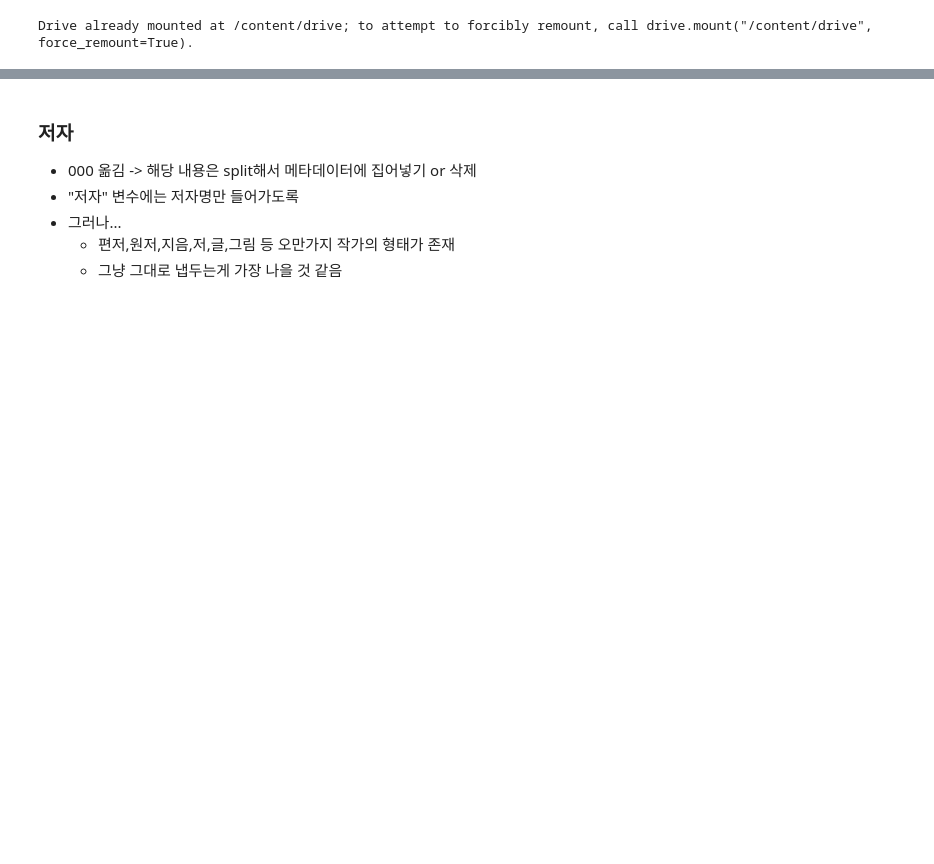
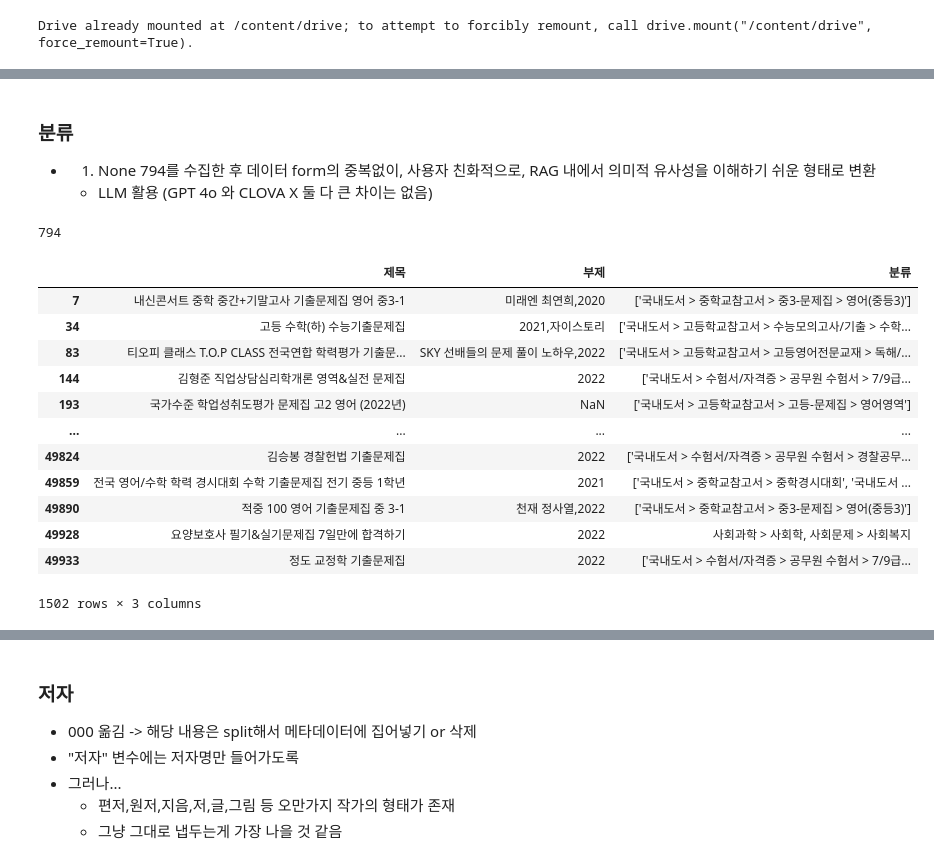
Before and after one commit to YangJiWoong96/Kill_the_RAG, a Jupyter notebook: Project/Aiffel_final_project/Preprocessing/Real_Book_Data_Preprocess.ipynb, the cells around one changed output, grey strips where cells are left out. Saved outputs shown, nothing was run; the diff lists cells and outputs as text; code cells hidden in the pictures; blank space fills up the shorter version.

```diff
--- a/Project/Aiffel_final_project/Preprocessing/Real_Book_Data_Preprocess.ipynb
+++ b/Project/Aiffel_final_project/Preprocessing/Real_Book_Data_Preprocess.ipynb
@@ -46,0 +193,4 @@ memory usage: 8.0+ MB
+# %% [markdown]
+### 분류
+* 1. None 794를 수집한 후 데이터 form의 중복없이, 사용자 친화적으로, RAG 내에서 의미적 유사성을 이해하기 쉬운 형태로 변환
+    * LLM 활용 (GPT 4o 와 CLOVA X 둘 다 큰 차이는 없음)
@@ -46,0 +201,20 @@ memory usage: 8.0+ MB
+# %%
+len(data['분류'].loc[data['분류'].isna()])
+# %% [output]
+794
+# %%
+data[['제목','부제','분류']][data['제목'].str.contains('문제집', na=False)]
+# %% [output]
+|  | 제목 | 부제 | 분류 |
+| 7 | 내신콘서트 중학 중간+기말고사 기출문제집 영어 중3-1 | 미래엔 최연희,2020 | ['국내도서 > 중학교참고서 > 중3-문제집 > 영어(중등3)'] |
+| 34 | 고등 수학(하) 수능기출문제집 | 2021,자이스토리 | ['국내도서 > 고등학교참고서 > 수능모의고사/기출 > 수학... |
+| 83 | 티오피 클래스 T.O.P CLASS 전국연합 학력평가 기출문... | SKY 선배들의 문제 풀이 노하우,2022 | ['국내도서 > 고등학교참고서 > 고등영어전문교재 > 독해/... |
+| 144 | 김형준 직업상담심리학개론 영역&실전 문제집 | 2022 | ['국내도서 > 수험서/자격증 > 공무원 수험서 > 7/9급... |
+| 193 | 국가수준 학업성취도평가 문제집 고2 영어 (2022년) | NaN | ['국내도서 > 고등학교참고서 > 고등-문제집 > 영어영역'] |
+| ... | ... | ... | ... |
+| 49824 | 김승봉 경찰헌법 기출문제집 | 2022 | ['국내도서 > 수험서/자격증 > 공무원 수험서 > 경찰공무... |
+| 49859 | 전국 영어/수학 학력 경시대회 수학 기출문제집 전기 중등 1학년 | 2021 | ['국내도서 > 중학교참고서 > 중학경시대회', '국내도서 ... |
+| 49890 | 적중 100 영어 기출문제집 중 3-1 | 천재 정사열,2022 | ['국내도서 > 중학교참고서 > 중3-문제집 > 영어(중등3)'] |
+| 49928 | 요양보호사 필기&실기문제집 7일만에 합격하기 | 2022 | 사회과학 > 사회학, 사회문제 > 사회복지 |
+| 49933 | 정도 교정학 기출문제집 | 2022 | ['국내도서 > 수험서/자격증 > 공무원 수험서 > 7/9급... |
+1502 rows × 3 columns
```
Also changed, not shown: parts of 22 cells of this notebook, 1 other file.
